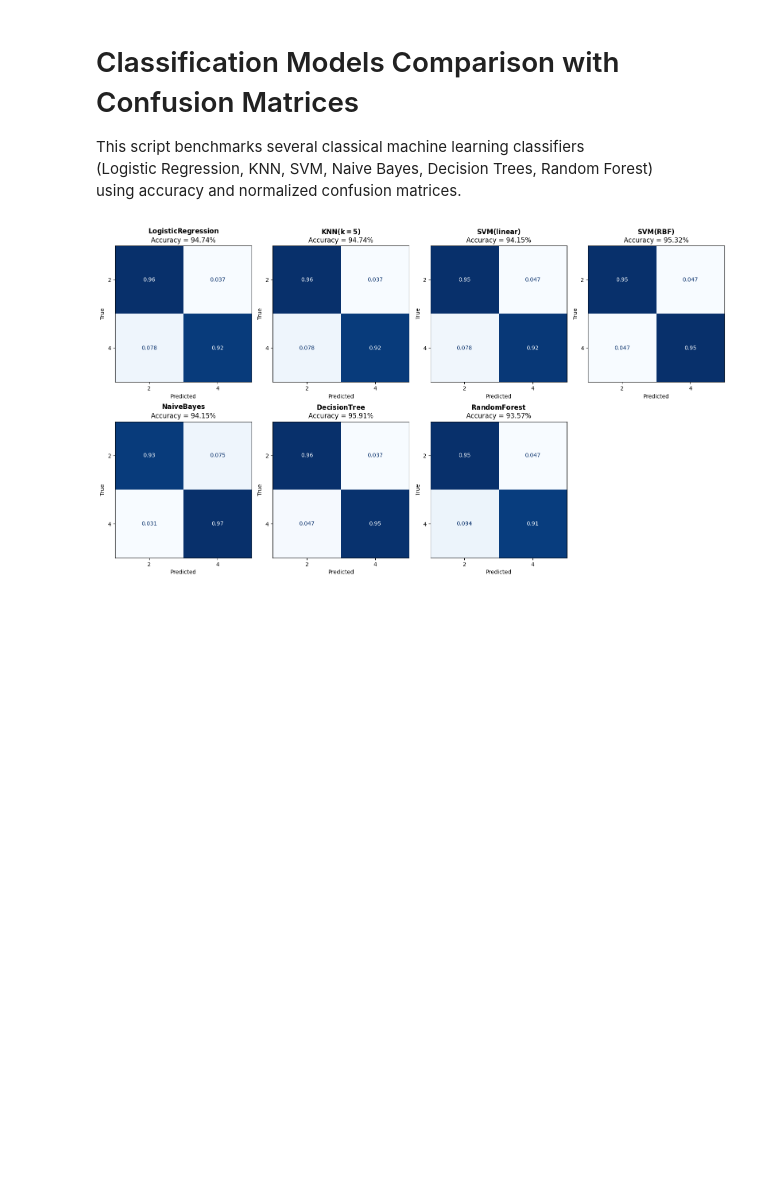
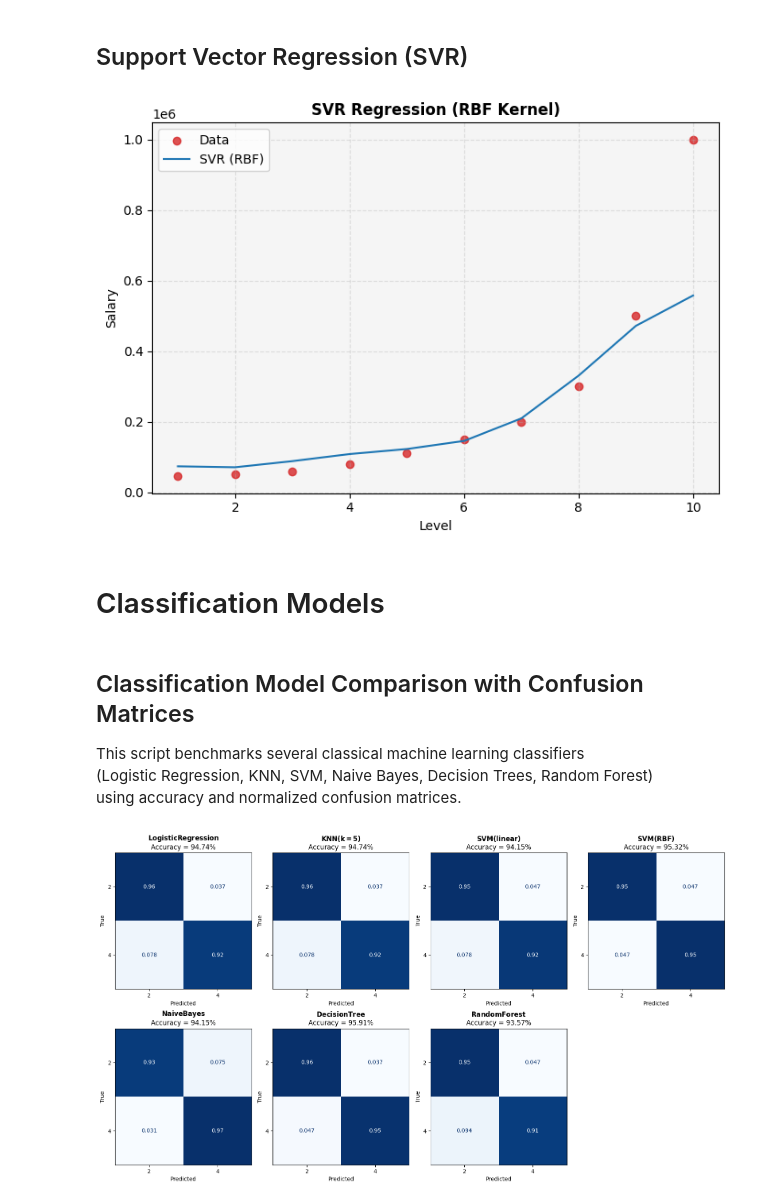
Before and after one commit to lilienthal-ls/my-go-to-templates, a Jupyter notebook: machine_learning/quick_scripts_notebook.ipynb, the cells around one changed output. Saved outputs shown, nothing was run; the diff lists cells and outputs as text; code cells hidden in the pictures; blank space fills up the shorter version.

```diff
--- a/machine_learning/quick_scripts_notebook.ipynb
+++ b/machine_learning/quick_scripts_notebook.ipynb
@@ -1,6 +301,78 @@
+# %% [markdown]
+## Support Vector Regression (SVR)
+# %%
+import numpy as np
+import matplotlib.pyplot as plt
+import pandas as pd
+
+from sklearn.preprocessing import StandardScaler
+from sklearn.svm import SVR
+
+# -------------------
+# Load data
+# -------------------
+df = pd.read_csv("test_datasets/Polynomial_Regression_Data.csv")
+
+X = df.iloc[:, 1].values.reshape(-1, 1)
+y = df.iloc[:, -1].values.reshape(-1, 1)
+
+# -------------------
+# Feature Scaling
+# -------------------
+sc_X = StandardScaler()
+X_scaled = sc_X.fit_transform(X)
+
+sc_y = StandardScaler()
+y_scaled = sc_y.fit_transform(y).ravel()   # SVR needs 1D-Array
+
+# -------------------
+# Model Training (SVR)
+# -------------------
+regressor = SVR(kernel="rbf")
+regressor.fit(X_scaled, y_scaled)
+
+# -------------------
+# Prediction
+# -------------------
+y_pred_scaled = regressor.predict(X_scaled).reshape(-1, 1)
+y_pred = sc_y.inverse_transform(y_pred_scaled)
+
+# -------------------
+# Plot
+# -------------------
+plt.figure(figsize=(7, 5))
+
+plt.scatter(
+    X,
+    y,
+    color="tab:red",
+    alpha=0.8,
+    label="Data"
+)
+
+plt.plot(
+    X,
+    y_pred,
+    color="tab:blue",
+    linewidth=1.5,
+    label="SVR (RBF)"
+)
+
+plt.title("SVR Regression (RBF Kernel)", fontweight="bold")
+plt.xlabel(df.columns[1])
+plt.ylabel(df.columns[-1])
+
+plt.gca().set_facecolor("whitesmoke")
+plt.grid(True, linestyle="--", alpha=0.35)
+plt.legend()
+plt.tight_layout()
+plt.show()
+# %% [output]
+[figure, added]
+# %% [markdown]
+# Classification Models
 # %% [markdown]
-
-# Classification Models Comparison with Confusion Matrices
+## Classification Model Comparison with Confusion Matrices
 
 This script benchmarks several classical machine learning classifiers
 (Logistic Regression, KNN, SVM, Naive Bayes, Decision Trees, Random Forest)
```
Also changed, not shown: parts of 29 cells of this notebook, 6 other files.
